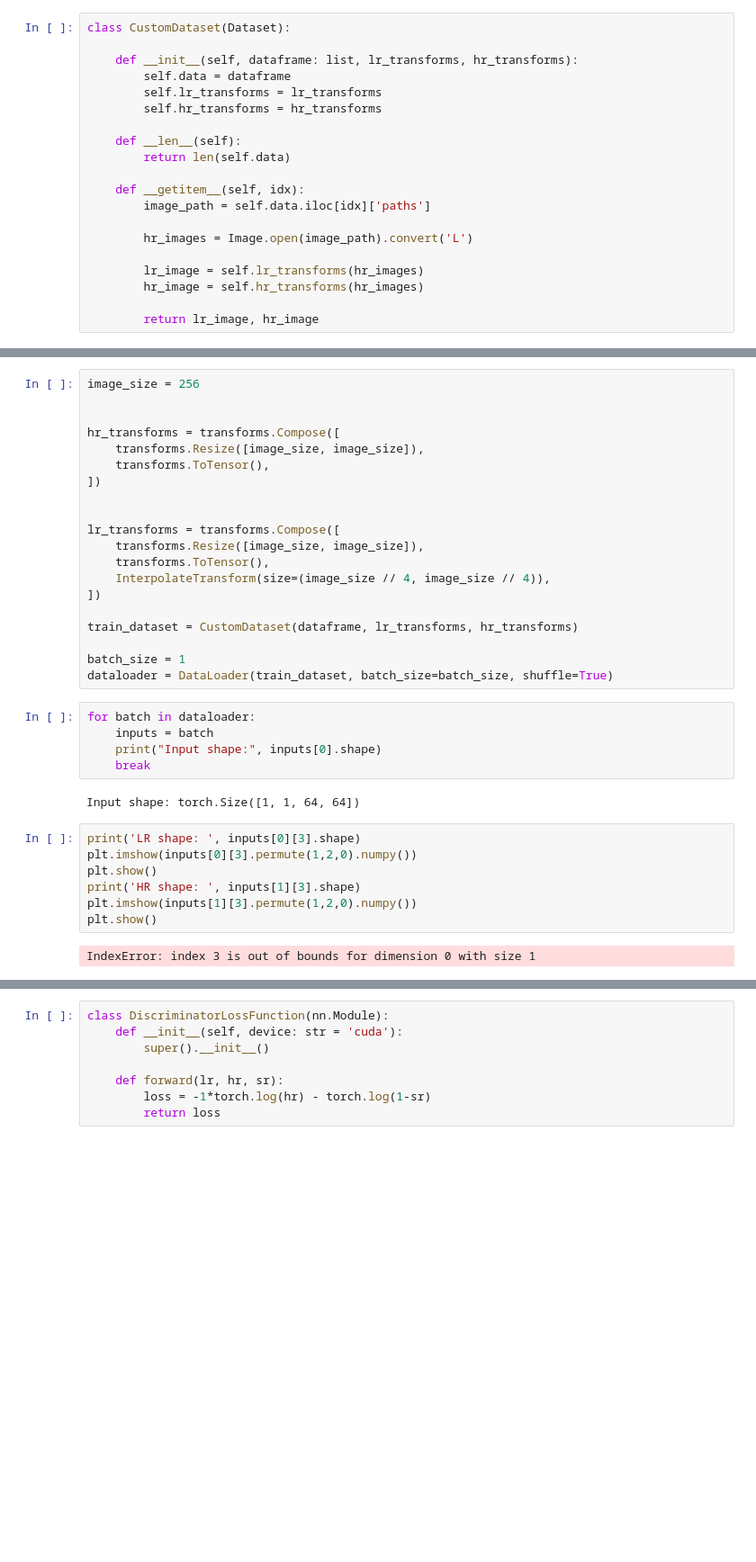
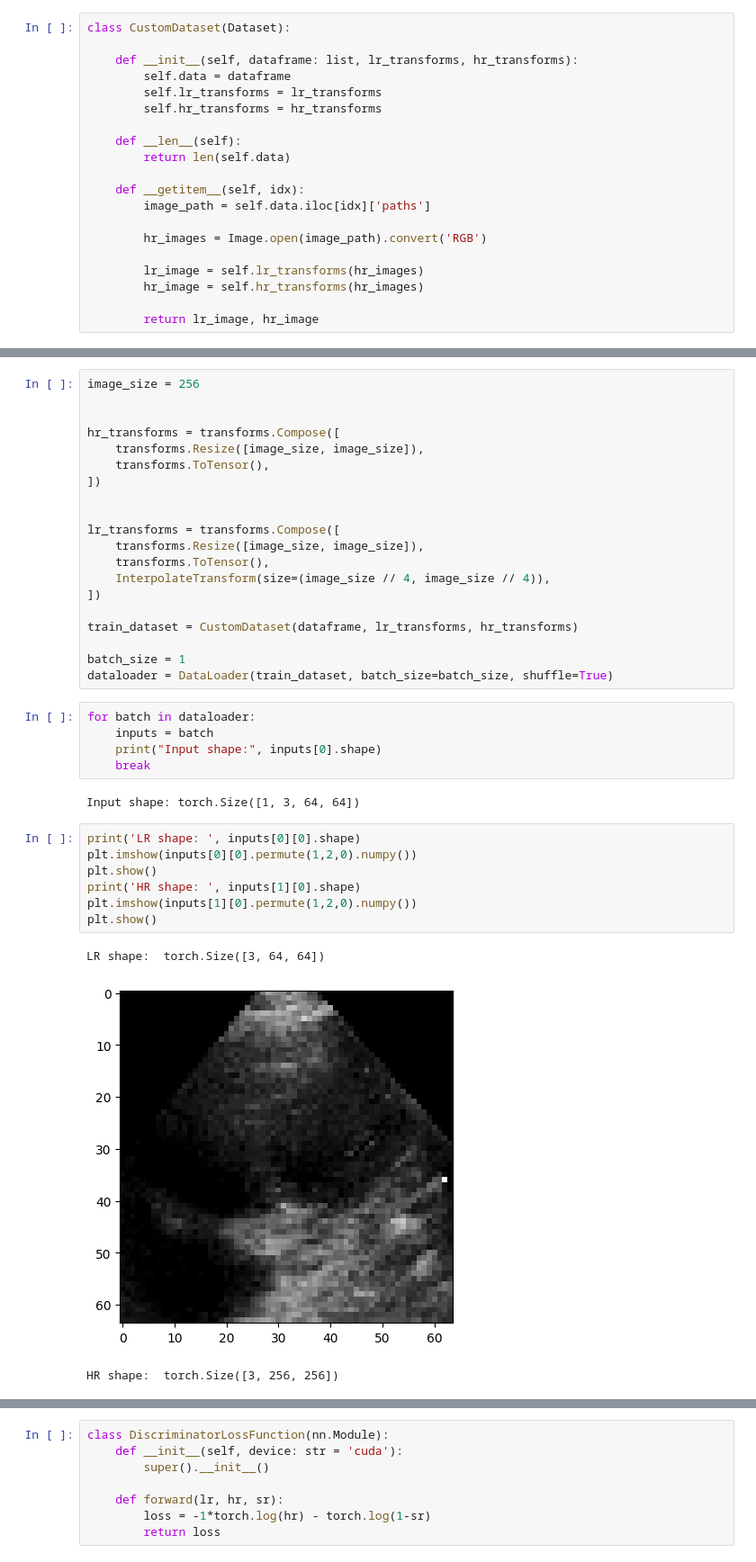
Before and after one commit to parsakhavarinejad/MedSRGAN-Pytorch, a Jupyter notebook: notebook/medsrgan.ipynb, the cells around one changed output, grey strips where cells are left out. Shown: that part at 90% size. Saved outputs shown, nothing was run; the diff lists cells and outputs as text; blank space fills up the shorter version.

```diff
--- a/notebook/medsrgan.ipynb
+++ b/notebook/medsrgan.ipynb
@@ -36,7 +36,7 @@ class CustomDataset(Dataset):
     def __getitem__(self, idx):
         image_path = self.data.iloc[idx]['paths']
 
-        hr_images = Image.open(image_path).convert('L')
+        hr_images = Image.open(image_path).convert('RGB')
 
         lr_image = self.lr_transforms(hr_images)
         hr_image = self.hr_transforms(hr_images)
@@ -76,13 +76,15 @@ for batch in dataloader:
     print("Input shape:", inputs[0].shape)
     break
 # %% [output]
-Input shape: torch.Size([1, 1, 64, 64])
+Input shape: torch.Size([1, 3, 64, 64])
 # %%
-print('LR shape: ', inputs[0][3].shape)
-plt.imshow(inputs[0][3].permute(1,2,0).numpy())
+print('LR shape: ', inputs[0][0].shape)
+plt.imshow(inputs[0][0].permute(1,2,0).numpy())
 plt.show()
-print('HR shape: ', inputs[1][3].shape)
-plt.imshow(inputs[1][3].permute(1,2,0).numpy())
+print('HR shape: ', inputs[1][0].shape)
+plt.imshow(inputs[1][0].permute(1,2,0).numpy())
 plt.show()
 # %% [output]
-IndexError: index 3 is out of bounds for dimension 0 with size 1
+LR shape:  torch.Size([3, 64, 64])
+[figure, added]
+HR shape:  torch.Size([3, 256, 256])
```
Also changed, not shown: parts of 10 cells of this notebook.
